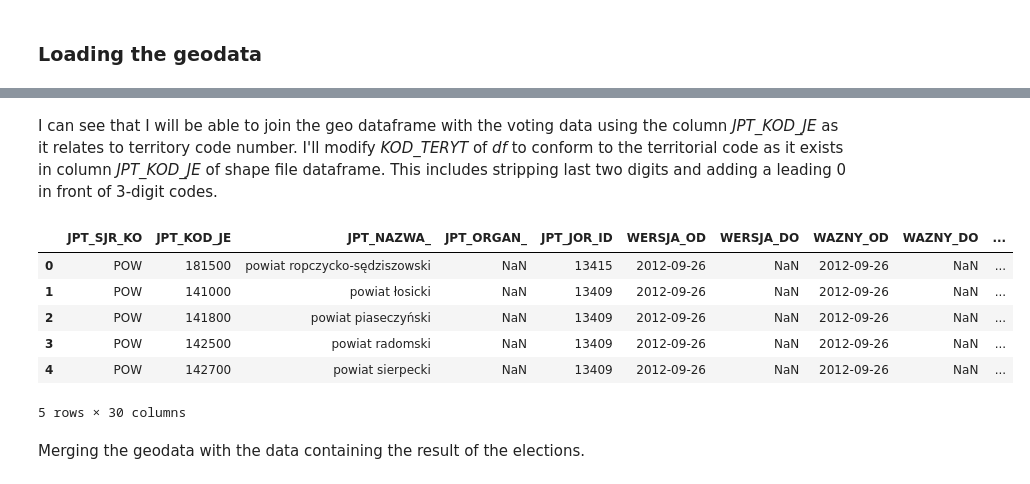
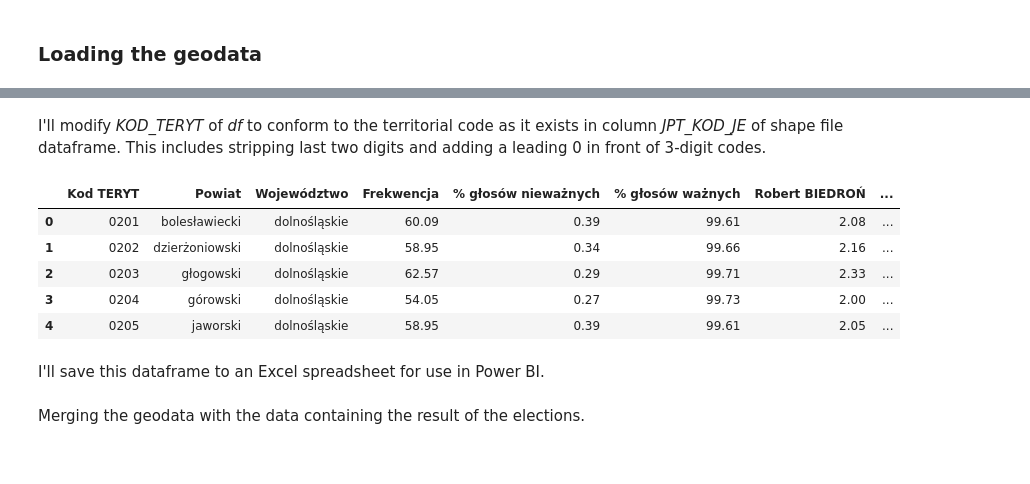
Before and after one commit to kurkowskiad/Data-visualisation, a Jupyter notebook: Presidential Elections Poland 2020/notebooks/presidential elections 1st round.ipynb, the cells around one changed output, grey strips where cells are left out. Saved outputs shown, nothing was run; the diff lists cells and outputs as text; code cells hidden in the pictures.

Commit message:
Cleaned up 2020 elections data.

```diff
--- a/Presidential Elections Poland 2020/notebooks/presidential elections 1st round.ipynb
+++ b/Presidential Elections Poland 2020/notebooks/presidential elections 1st round.ipynb
@@ -48,15 +47,16 @@ powiat_df.head()
 # %% [markdown]
-I can see that I will be able to join the geo dataframe with the voting data using the column *JPT_KOD_JE* as it relates to territory code number. I'll modify *KOD_TERYT* of *df* to conform to the territorial code as it exists in column *JPT_KOD_JE* of shape file dataframe. This includes stripping last two digits and adding a leading 0 in front of 3-digit codes.
+I'll modify *KOD_TERYT* of *df* to conform to the territorial code as it exists in column *JPT_KOD_JE* of shape file dataframe. This includes stripping last two digits and adding a leading 0 in front of 3-digit codes.
 # %%
 df["Kod TERYT"] = df["Kod TERYT"].astype(str).str[:-2]
 df["Kod TERYT"] = df["Kod TERYT"].apply(lambda x: '0' + x if len(x) == 3 else x)
 # %%
-powiat_df.head()
+df.head()
 # %% [output]
-|  | JPT_SJR_KO | JPT_KOD_JE | JPT_NAZWA_ | JPT_ORGAN_ | JPT_JOR_ID | WERSJA_OD | WERSJA_DO | WAZNY_OD | WAZNY_DO | ... |
-| 0 | POW | 181500 | powiat ropczycko-sędziszowski | NaN | 13415 | 2012-09-26 | NaN | 2012-09-26 | NaN | ... |
-| 1 | POW | 141000 | powiat łosicki | NaN | 13409 | 2012-09-26 | NaN | 2012-09-26 | NaN | ... |
-| 2 | POW | 141800 | powiat piaseczyński | NaN | 13409 | 2012-09-26 | NaN | 2012-09-26 | NaN | ... |
-| 3 | POW | 142500 | powiat radomski | NaN | 13409 | 2012-09-26 | NaN | 2012-09-26 | NaN | ... |
-| 4 | POW | 142700 | powiat sierpecki | NaN | 13409 | 2012-09-26 | NaN | 2012-09-26 | NaN | ... |
+|  | Kod TERYT | Powiat | Województwo | Frekwencja | % głosów nieważnych | % głosów ważnych | Robert BIEDROŃ | ... |
+| 0 | 0201 | bolesławiecki | dolnośląskie | 60.09 | 0.39 | 99.61 | 2.08 | ... |
+| 1 | 0202 | dzierżoniowski | dolnośląskie | 58.95 | 0.34 | 99.66 | 2.16 | ... |
+| 2 | 0203 | głogowski | dolnośląskie | 62.57 | 0.29 | 99.71 | 2.33 | ... |
+| 3 | 0204 | górowski | dolnośląskie | 54.05 | 0.27 | 99.73 | 2.00 | ... |
+| 4 | 0205 | jaworski | dolnośląskie | 58.95 | 0.39 | 99.61 | 2.05 | ... |
-5 rows × 30 columns
+# %% [markdown]
+I'll save this dataframe to an Excel spreadsheet for use in Power BI.
```
Also changed, not shown: parts of 13 cells of this notebook, 3 other files.
